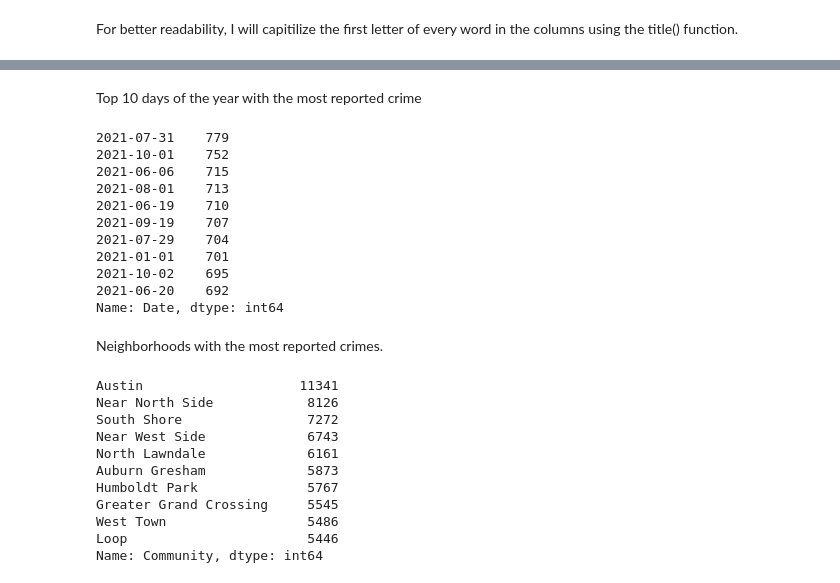
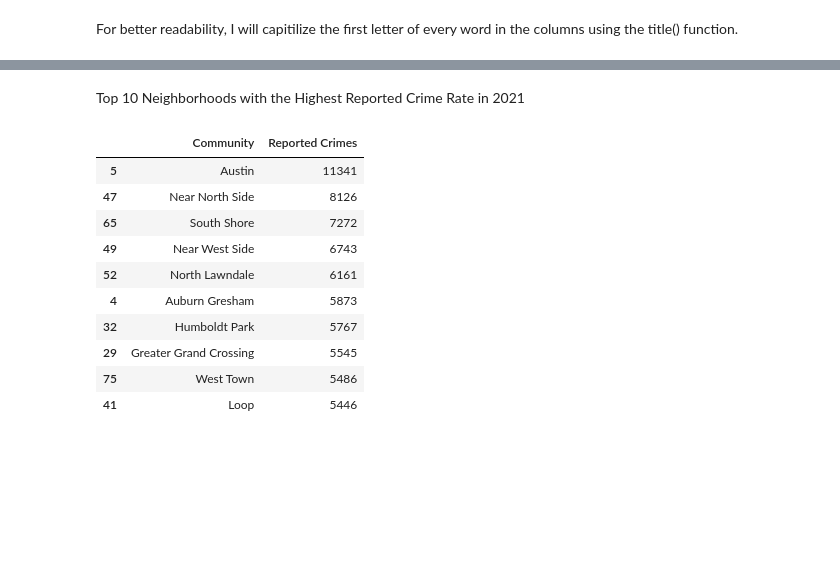
Before and after one commit to iweld/Python, a Jupyter notebook: chicago_crime_data_2021/chicago_crime_data_2021.ipynb, the cells around one changed output, grey strips where cells are left out. Cells and saved outputs as stored; diff of their text form; code cells hidden in the pictures; blank space fills up the shorter version.

```diff
--- a/chicago_crime_data_2021/chicago_crime_data_2021.ipynb
+++ b/chicago_crime_data_2021/chicago_crime_data_2021.ipynb
@@ -259,32 +238,16 @@ Name: Type, dtype: int64
-# %% [markdown]
-Top 10 days of the year with the most reported crime
-# %%
-crimes['Date'].value_counts().iloc[: 10]
-# %% [output]
-2021-07-31    779
-2021-10-01    752
-2021-06-06    715
-2021-08-01    713
-2021-06-19    710
-2021-09-19    707
-2021-07-29    704
-2021-01-01    701
-2021-10-02    695
-2021-06-20    692
-Name: Date, dtype: int64
-# %% [markdown]
-Neighborhoods with the most reported crimes.
-# %%
-crimes['Community'].value_counts().iloc[: 10]
-# %% [output]
-Austin                    11341
-Near North Side            8126
-South Shore                7272
-Near West Side             6743
-North Lawndale             6161
-Auburn Gresham             5873
-Humboldt Park              5767
-Greater Grand Crossing     5545
-West Town                  5486
-Loop                       5446
-Name: Community, dtype: int64
+# %% [markdown]
+Top 10 Neighborhoods with the Highest Reported Crime Rate in 2021
+# %%
+crimes[['Type', 'Community']].groupby(['Community'])['Type'].count().reset_index(name='Reported Crimes').sort_values('Reported Crimes', ascending=False).head(10)
+# %% [output]
+|  | Community | Reported Crimes |
+| 5 | Austin | 11341 |
+| 47 | Near North Side | 8126 |
+| 65 | South Shore | 7272 |
+| 49 | Near West Side | 6743 |
+| 52 | North Lawndale | 6161 |
+| 4 | Auburn Gresham | 5873 |
+| 32 | Humboldt Park | 5767 |
+| 29 | Greater Grand Crossing | 5545 |
+| 75 | West Town | 5486 |
+| 41 | Loop | 5446 |
```
Also changed, not shown: parts of 24 cells of this notebook.
